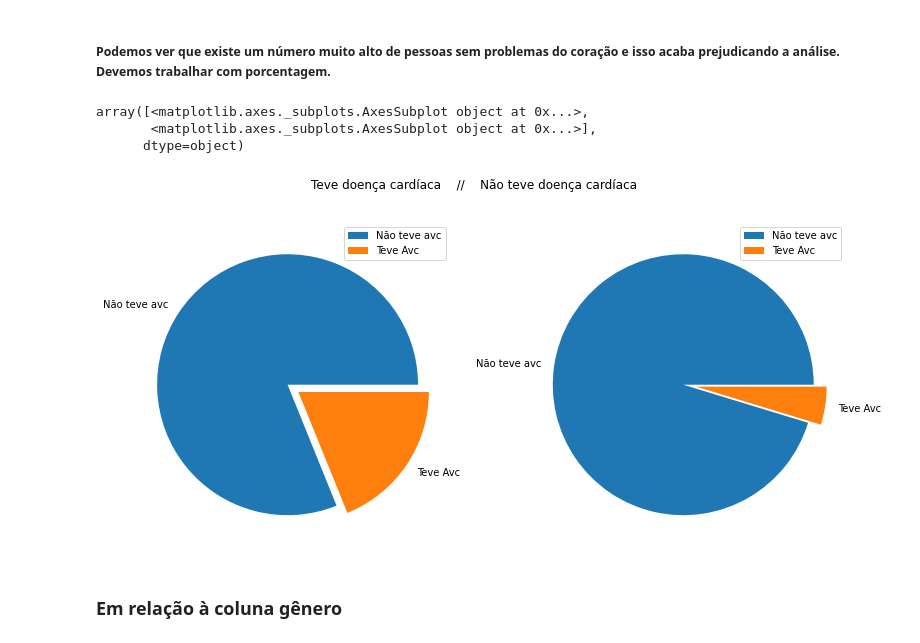
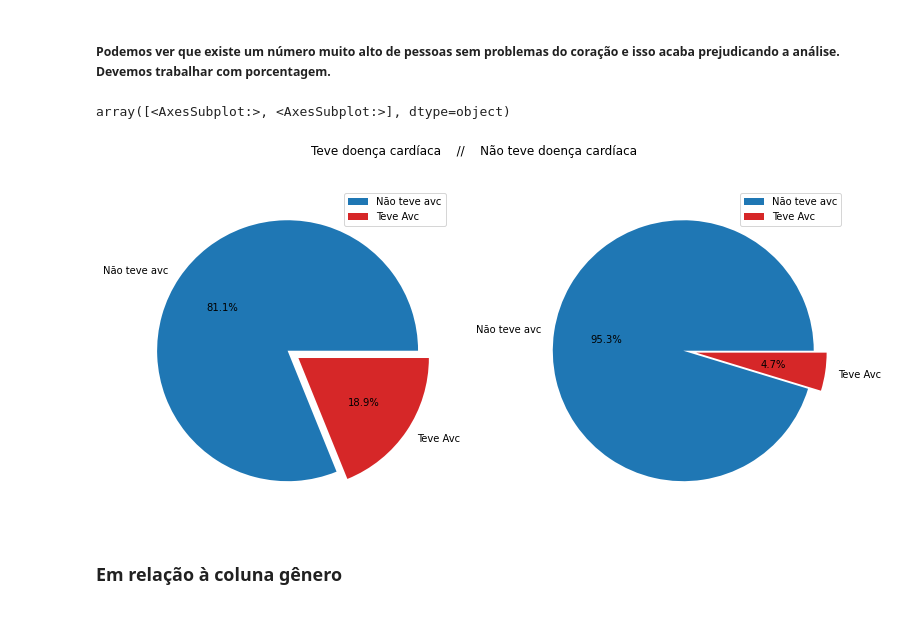
Before and after one commit to lucasma7/Exploratory_Analysis_Stroke, a Jupyter notebook: exploratory_analysis_stroke.ipynb, the cells around one changed output. Saved outputs shown, nothing was run; the diff lists cells and outputs as text; code cells hidden in the pictures.

```diff
--- a/exploratory_analysis_stroke.ipynb
+++ b/exploratory_analysis_stroke.ipynb
@@ -551,12 +517,11 @@ medidas(heart)
 # %% [markdown]
 ##### Podemos ver que existe um número muito alto de pessoas sem problemas do coração e isso acaba prejudicando a análise. Devemos trabalhar com porcentagem.
 # %%
-heart.plot.pie(subplots=True, figsize= (13,6), title = 'Teve doença cardíaca    //    Não teve doença cardíaca' , ylabel='', explode=(0, 0.1))
+heart.plot.pie(subplots=True, figsize= (13,6), title = 'Teve doença cardíaca    //    Não teve doença cardíaca' , ylabel='',
+               explode=(0, 0.1), autopct='%1.1f%%',colors=['tab:blue','tab:red'])
 # %% [output]
-array([<matplotlib.axes._subplots.AxesSubplot object at 0x...>,
-       <matplotlib.axes._subplots.AxesSubplot object at 0x...>],
-      dtype=object)
+array([<AxesSubplot:>, <AxesSubplot:>], dtype=object)
-[figure, old version]
+[figure, new version]
 # %% [markdown]
 ### Em relação à coluna gênero
 # %%
```
Also changed, not shown: parts of 28 cells of this notebook.
